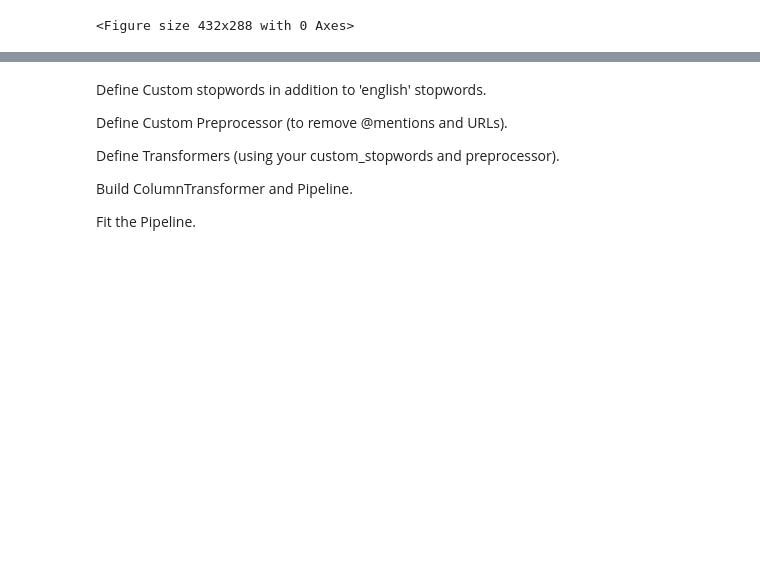
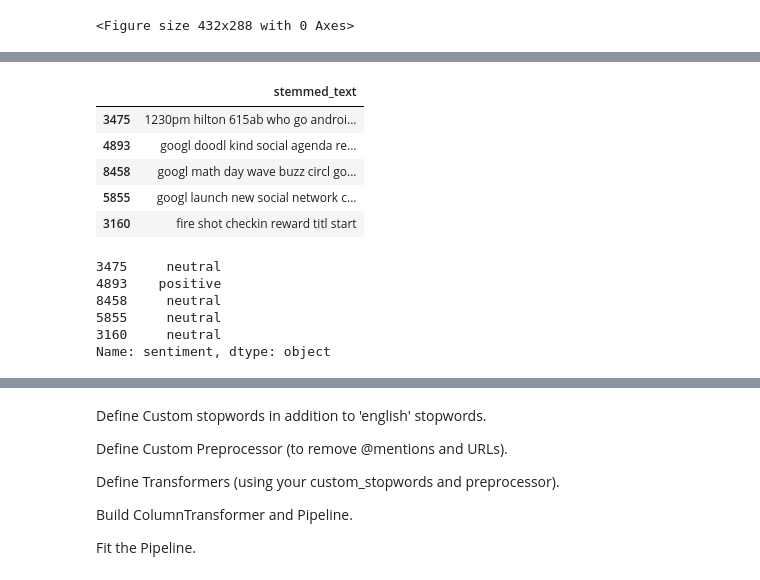
Before and after one commit to morgannash1/twitter_nlp_project, a Jupyter notebook: notebook.ipynb, the cells around one changed output, grey strips where cells are left out. Cells and saved outputs as stored; diff of their text form; code cells hidden in the pictures; blank space fills up the shorter version.

```diff
--- a/notebook.ipynb
+++ b/notebook.ipynb
@@ -331,0 +482,18 @@ X_train, X_test, y_train, y_test = train_test_split(X, y, test_size=0.3, random_
+# %%
+X_train.head()
+# %% [output]
+|  | stemmed_text |
+| 3475 | 1230pm hilton 615ab who go androi... |
+| 4893 | googl doodl kind social agenda re... |
+| 8458 | googl math day wave buzz circl go... |
+| 5855 | googl launch new social network c... |
+| 3160 | fire shot checkin reward titl start |
+# %%
+y_train.head()
+# %% [output]
+3475     neutral
+4893    positive
+8458     neutral
+5855     neutral
+3160     neutral
+Name: sentiment, dtype: object
```
Also changed, not shown: parts of 26 cells of this notebook.
